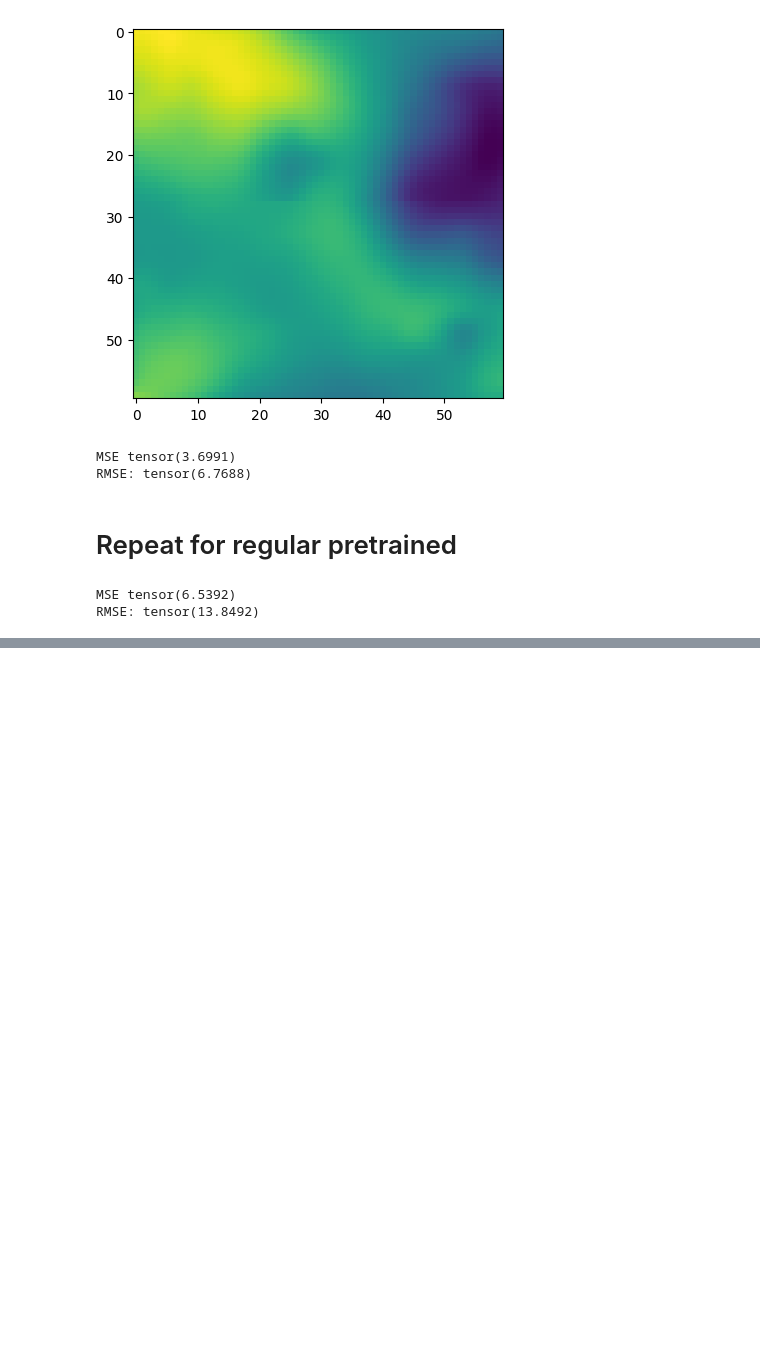
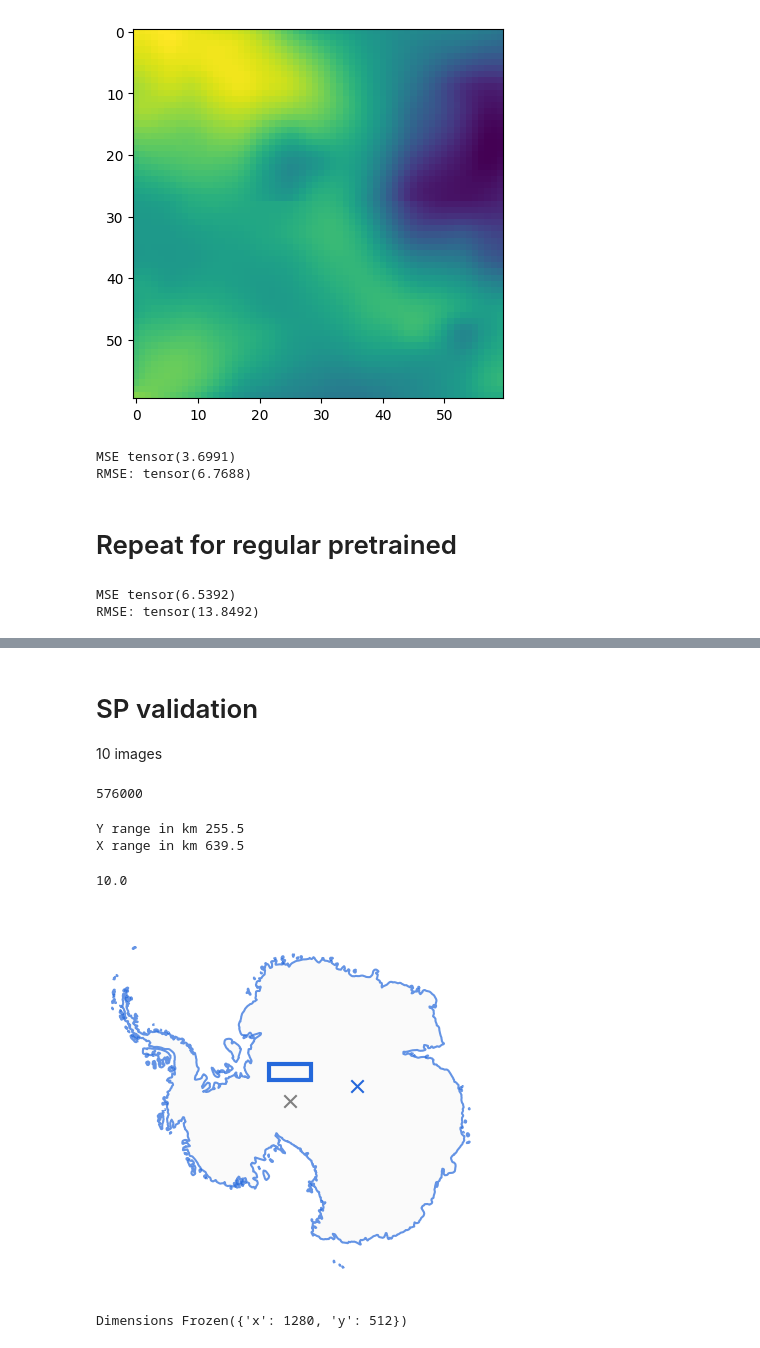
Before and after one commit to kimbente/finetune-HAT, a Jupyter notebook: KB_generate_train_val.ipynb, the cells around one changed output, grey strips where cells are left out. Saved outputs shown, nothing was run; the diff lists cells and outputs as text; code cells hidden in the pictures; blank space fills up the shorter version.

```diff
--- a/KB_generate_train_val.ipynb
+++ b/KB_generate_train_val.ipynb
@@ -664,0 +775,31 @@ torch.save(same_area_no_fine, "/home/kim/HAT_predictions_no_finetune_DOME_A.pt")
+# %% [markdown]
+# SP validation
+
+10 images
+# %%
+256*500*2 + 320000
+# %% [output]
+576000
+# %%
+sp_val_y_max = 576000.0 - 500
+sp_val_y_min = 320000.0
+
+sp_val_x_max = 320000.0 - 500
+sp_val_x_min = - 320000.0
+
+sp_val_y_range = sp_val_y_max - sp_val_y_min
+sp_val_x_range = sp_val_x_max - sp_val_x_min
+
+print("Y range in km", sp_val_y_range/1000)
+print("X range in km", sp_val_x_range/1000)
+
+# 25 training images
+(sp_val_x_max - sp_val_x_min + 500) * (sp_val_y_max - sp_val_y_min + 500)/(128000*128000)
+# %% [output]
+Y range in km 255.5
+X range in km 639.5
+10.0
+# %%
+domain_vis(sp_val_y_min, sp_val_y_max, sp_val_x_min, sp_val_x_max)
+# %% [output]
+[figure, added]
@@ -664,0 +864,4 @@ torch.save(same_area_no_fine, "/home/kim/HAT_predictions_no_finetune_DOME_A.pt")
+# %%
+export_SP_val256_images(bm_xr, sp_val_y_min, sp_val_y_max, sp_val_x_min, sp_val_x_max)
+# %% [output]
+Dimensions Frozen({'x': 1280, 'y': 512})
```
Also changed, not shown: parts of 10 cells of this notebook, 5 other files.
